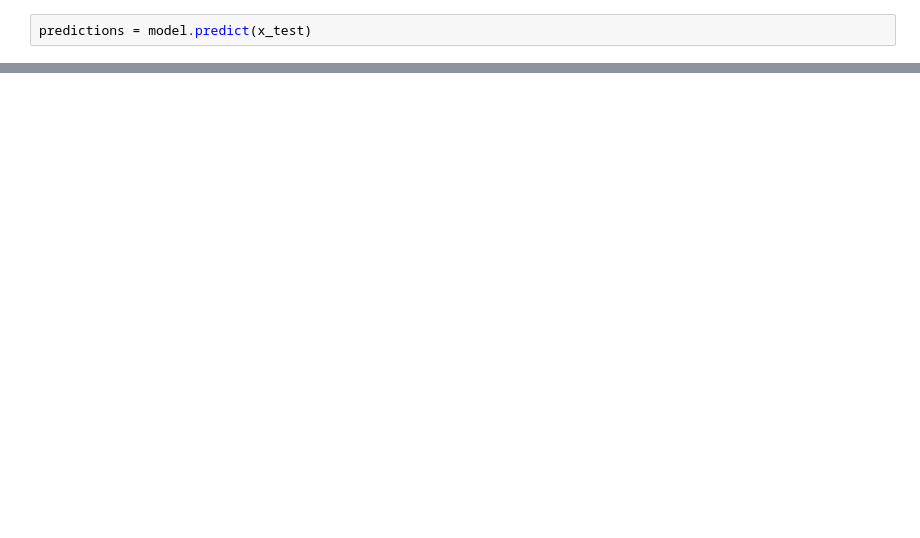
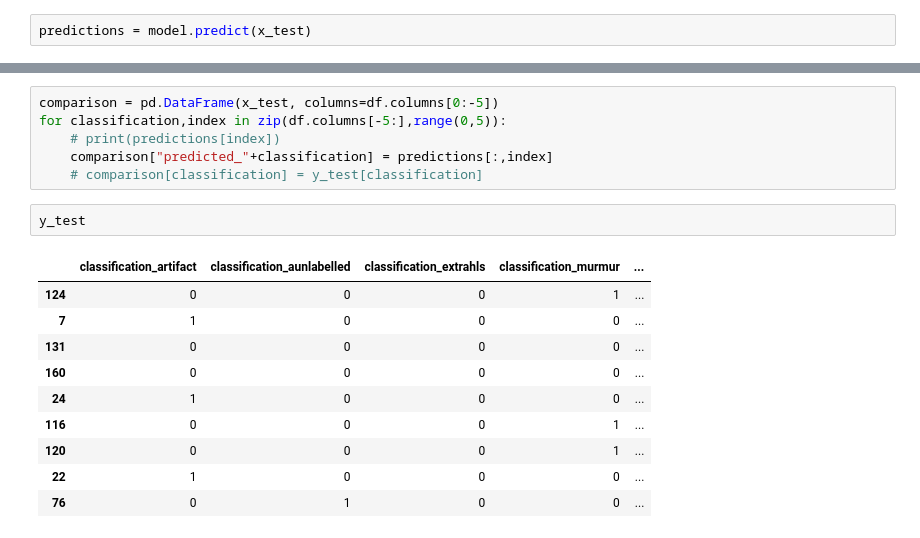
Before and after one commit to TuyenVo104/ee104, a Jupyter notebook: lab7/Detect Symptom(Working Copy).ipynb, the cells around one changed output, grey strips where cells are left out. Saved outputs shown, nothing was run; the diff lists cells and outputs as text; blank space fills up the shorter version.

```diff
--- a/lab7/Detect Symptom(Working Copy).ipynb
+++ b/lab7/Detect Symptom(Working Copy).ipynb
@@ -271,0 +255,19 @@ sns.pairplot(df[2:14], kind="scatter")
+# %%
+comparison = pd.DataFrame(x_test, columns=df.columns[0:-5])
+for classification,index in zip(df.columns[-5:],range(0,5)):
+    # print(predictions[index])
+    comparison["predicted_"+classification] = predictions[:,index]
+    # comparison[classification] = y_test[classification]
+# %%
+y_test
+# %% [output]
+|  | classification_artifact | classification_aunlabelled | classification_extrahls | classification_murmur | ... |
+| 124 | 0 | 0 | 0 | 1 | ... |
+| 7 | 1 | 0 | 0 | 0 | ... |
+| 131 | 0 | 0 | 0 | 0 | ... |
+| 160 | 0 | 0 | 0 | 0 | ... |
+| 24 | 1 | 0 | 0 | 0 | ... |
+| 116 | 0 | 0 | 0 | 1 | ... |
+| 120 | 0 | 0 | 0 | 1 | ... |
+| 22 | 1 | 0 | 0 | 0 | ... |
+| 76 | 0 | 1 | 0 | 0 | ... |
```
Also changed, not shown: parts of 11 cells of this notebook, 1 other file.
